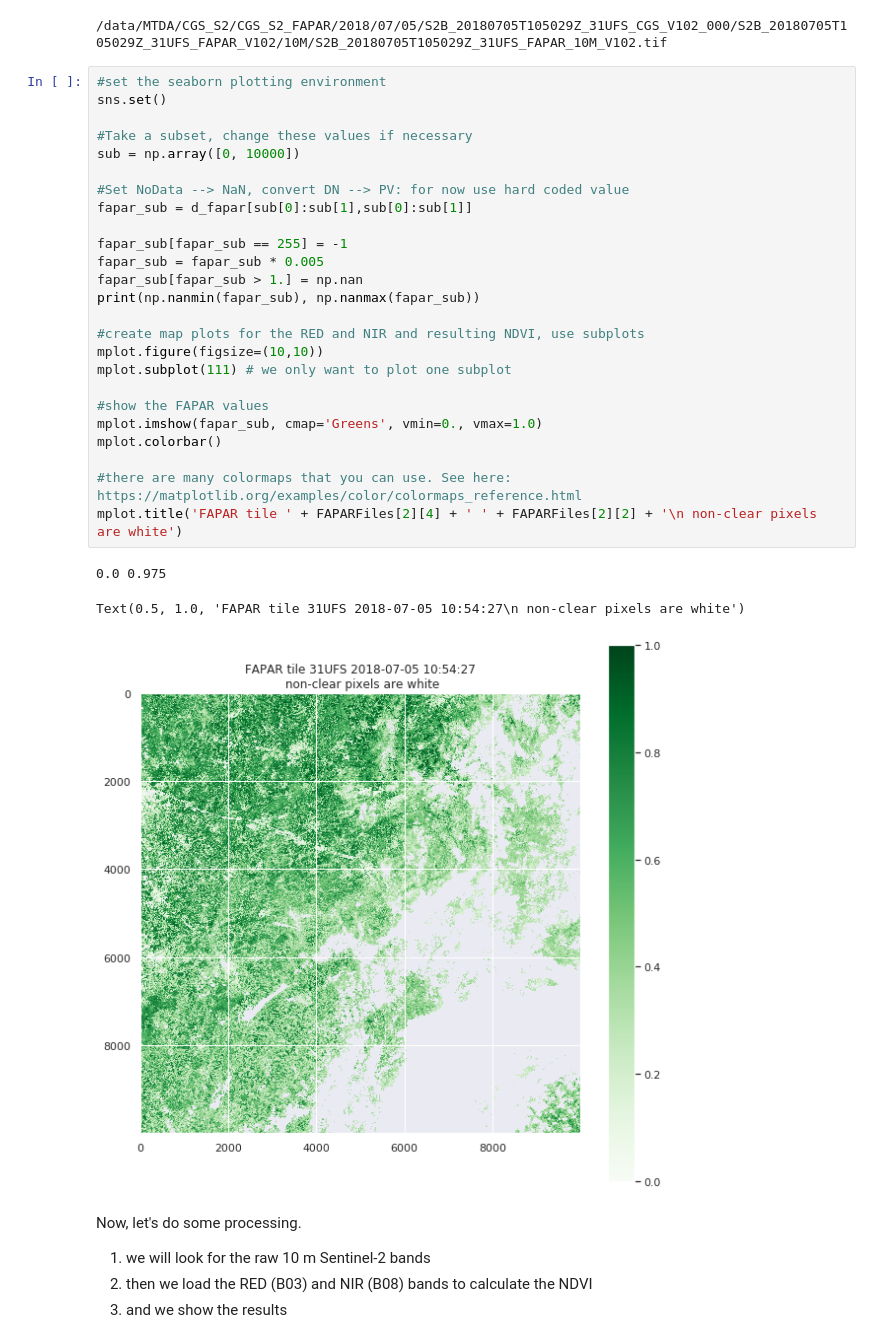
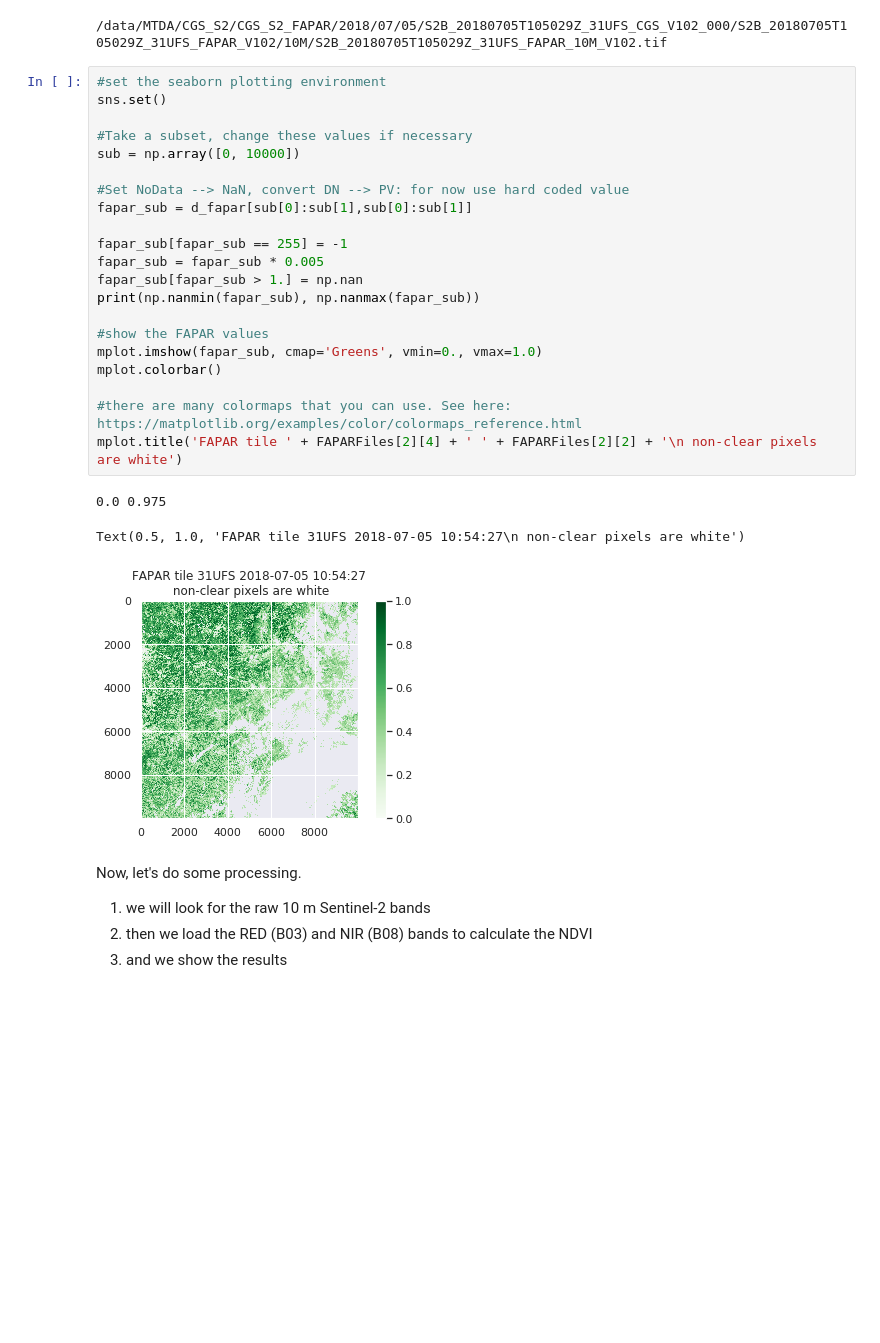
Before and after one commit to jurgeneveraerts/Terrascope-Notebooks, a Jupyter notebook: HackathonIntro.ipynb, the cells around one changed output. Drawn from its saved outputs; the diff is of its cells as text; blank space fills up the shorter version.

```diff
--- a/HackathonIntro.ipynb
+++ b/HackathonIntro.ipynb
@@ -329,32 +329,28 @@ with rasterio.open(f_fapar, 'r') as data:
 # %%
 #set the seaborn plotting environment
 sns.set()
 
 #Take a subset, change these values if necessary
 sub = np.array([0, 10000])
 
 #Set NoData --> NaN, convert DN --> PV: for now use hard coded value
 fapar_sub = d_fapar[sub[0]:sub[1],sub[0]:sub[1]]
 
 fapar_sub[fapar_sub == 255] = -1
 fapar_sub = fapar_sub * 0.005
 fapar_sub[fapar_sub > 1.] = np.nan
 print(np.nanmin(fapar_sub), np.nanmax(fapar_sub))
 
-#create map plots for the RED and NIR and resulting NDVI, use subplots
-mplot.figure(figsize=(10,10))
-mplot.subplot(111) # we only want to plot one subplot
-
 #show the FAPAR values
 mplot.imshow(fapar_sub, cmap='Greens', vmin=0., vmax=1.0)
 mplot.colorbar()
 
 #there are many colormaps that you can use. See here: https://matplotlib.org/examples/color/colormaps_reference.html
 mplot.title('FAPAR tile ' + FAPARFiles[2][4] + ' ' + FAPARFiles[2][2] + '\n non-clear pixels are white')
 # %% [output]
 0.0 0.975
 Text(0.5, 1.0, 'FAPAR tile 31UFS 2018-07-05 10:54:27\n non-clear pixels are white')
-[figure, old version]
+[figure, new version]
 # %% [markdown]
 Now, let's do some processing.
 1. we will look for the raw 10 m Sentinel-2 bands
```
Also changed, not shown: parts of 8 cells of this notebook.
